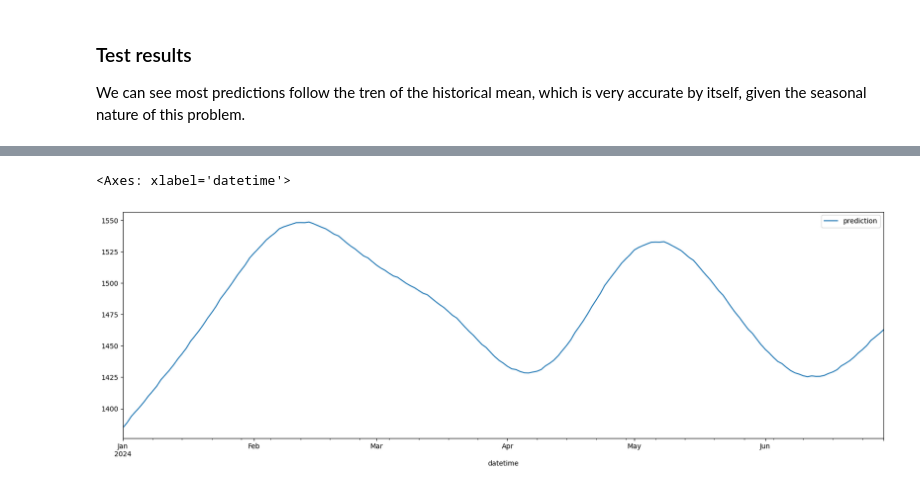
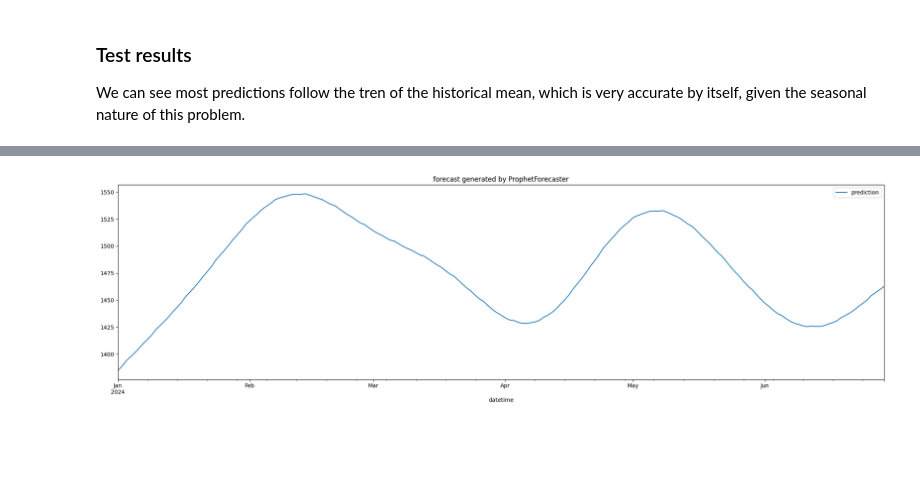
Before and after one commit to fellipessanha/solar-studies, a Jupyter notebook: presentation.ipynb, the cells around one changed output, grey strips where cells are left out. Drawn from its saved outputs; the diff is of its cells as text; code cells hidden in the pictures; blank space fills up the shorter version.

```diff
--- a/presentation.ipynb
+++ b/presentation.ipynb
@@ -144,5 +166,7 @@ test_comparisons.plot(figsize=FIGSIZE)
 We can see most predictions follow the tren of the historical mean, which is very accurate by itself, given the seasonal nature of this problem.
 # %%
 pred = fp.make_prediction()
-pred.plot(figsize=FIGSIZE)
+optimum = type(fp.optimum_forecast).__name__
+pred.plot(figsize=FIGSIZE, title=f"forecast generated by {optimum}")
+plt.tight_layout()
 # %% [output]
@@ -151,2 +175 @@ pred.plot(figsize=FIGSIZE)
-<Axes: xlabel='datetime'>
-[figure, old version]
+[figure, new version]
```
Also changed, not shown: parts of 7 cells of this notebook, 3 other files.
